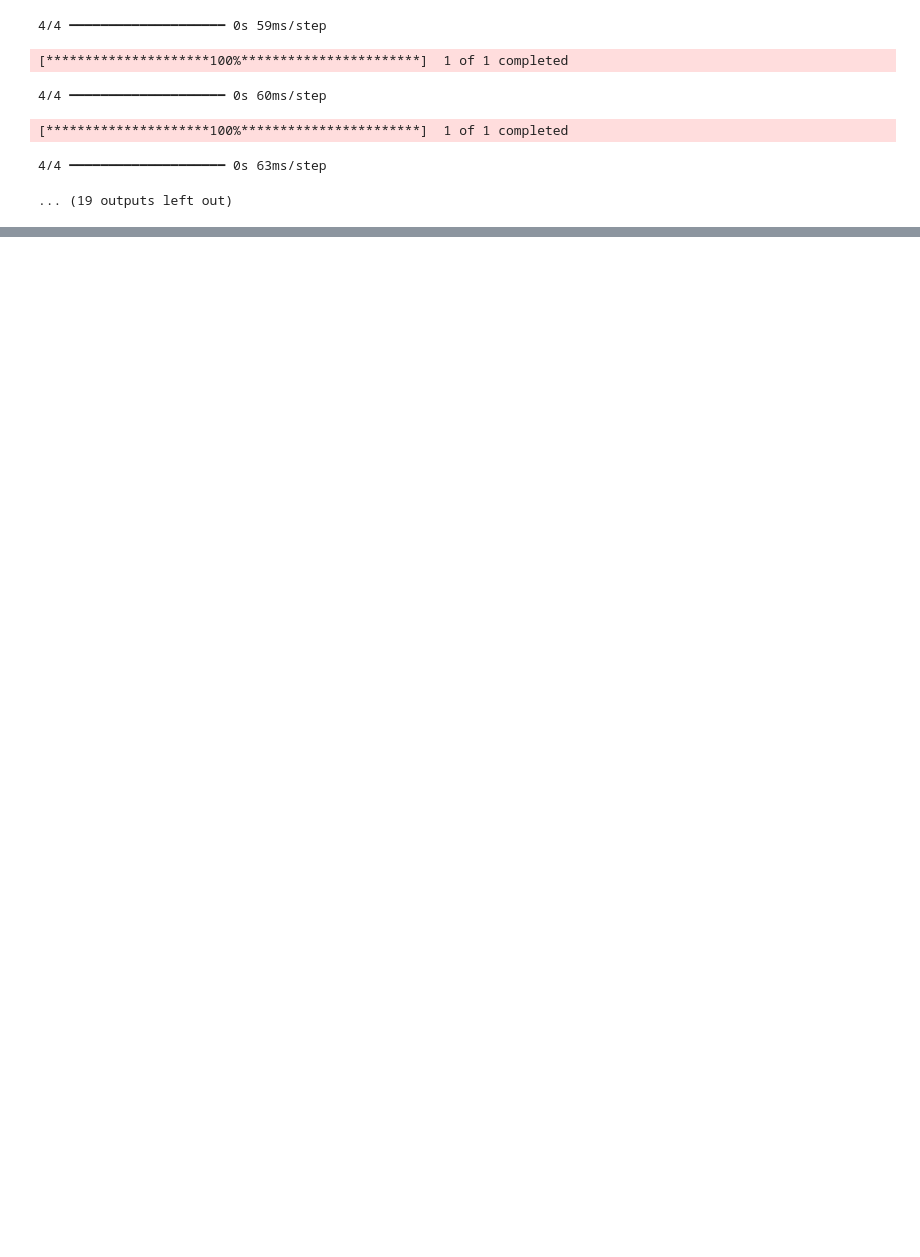
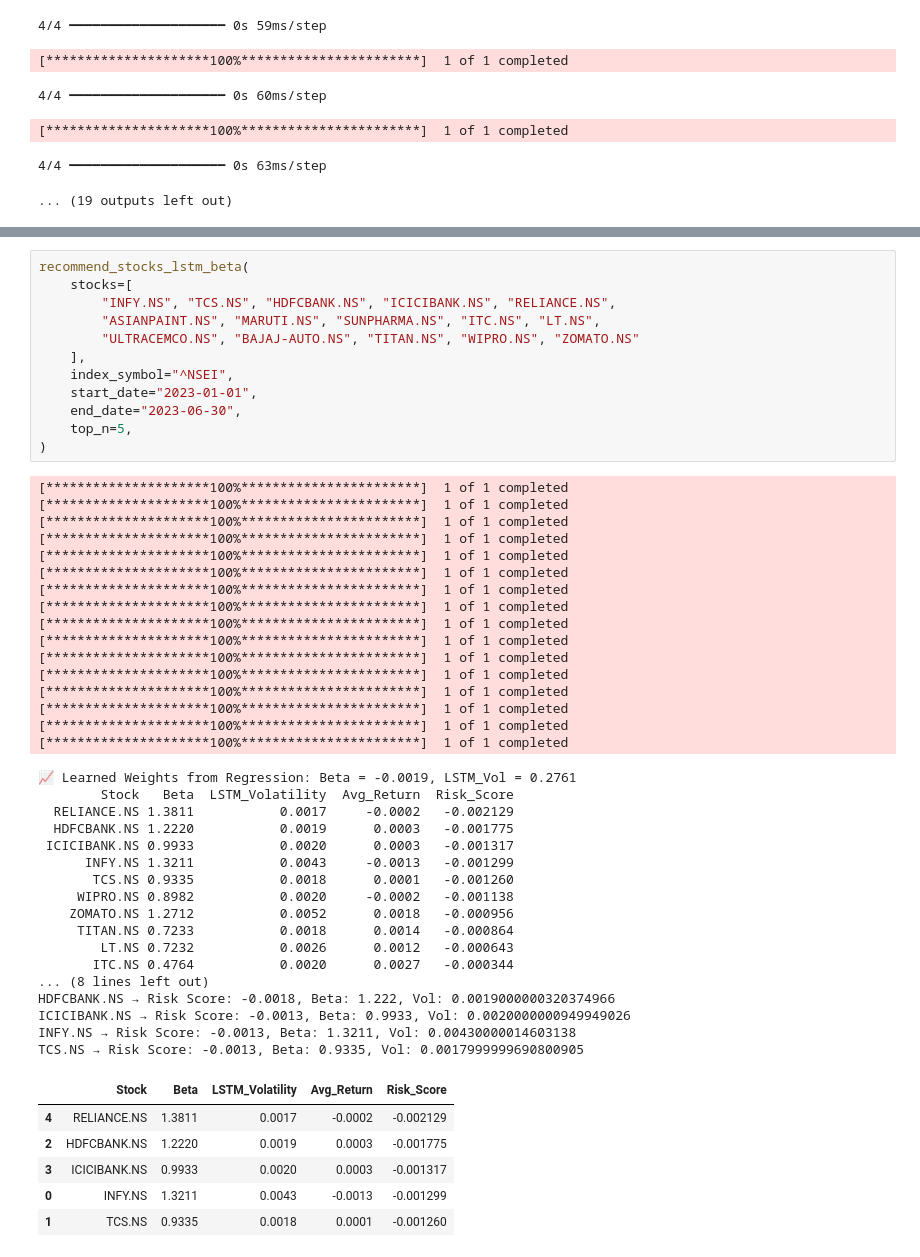
Before and after one commit to anweshaban21/Portfolio_Agents, a Jupyter notebook: LatticeStructure.ipynb, the cells around one changed output, grey strips where cells are left out. Drawn from its saved outputs; the diff is of its cells as text; blank space fills up the shorter version.

```diff
--- a/LatticeStructure.ipynb
+++ b/LatticeStructure.ipynb
@@ -697,0 +804,52 @@ recommend_stocks_lstm_beta(
+# %%
+recommend_stocks_lstm_beta(
+    stocks=[
+        "INFY.NS", "TCS.NS", "HDFCBANK.NS", "ICICIBANK.NS", "RELIANCE.NS",
+        "ASIANPAINT.NS", "MARUTI.NS", "SUNPHARMA.NS", "ITC.NS", "LT.NS",
+        "ULTRACEMCO.NS", "BAJAJ-AUTO.NS", "TITAN.NS", "WIPRO.NS", "ZOMATO.NS"
+    ],
+    index_symbol="^NSEI",
+    start_date="2023-01-01",
+    end_date="2023-06-30",
+    top_n=5,
+)
+# %% [output]
+[*********************100%***********************]  1 of 1 completed
+[*********************100%***********************]  1 of 1 completed
+[*********************100%***********************]  1 of 1 completed
+[*********************100%***********************]  1 of 1 completed
+[*********************100%***********************]  1 of 1 completed
+[*********************100%***********************]  1 of 1 completed
+[*********************100%***********************]  1 of 1 completed
+[*********************100%***********************]  1 of 1 completed
+[*********************100%***********************]  1 of 1 completed
+[*********************100%***********************]  1 of 1 completed
+[*********************100%***********************]  1 of 1 completed
+[*********************100%***********************]  1 of 1 completed
+[*********************100%***********************]  1 of 1 completed
+[*********************100%***********************]  1 of 1 completed
+[*********************100%***********************]  1 of 1 completed
+[*********************100%***********************]  1 of 1 completed
+📈 Learned Weights from Regression: Beta = -0.0019, LSTM_Vol = 0.2761
+        Stock   Beta  LSTM_Volatility  Avg_Return  Risk_Score
+  RELIANCE.NS 1.3811           0.0017     -0.0002   -0.002129
+  HDFCBANK.NS 1.2220           0.0019      0.0003   -0.001775
+ ICICIBANK.NS 0.9933           0.0020      0.0003   -0.001317
+      INFY.NS 1.3211           0.0043     -0.0013   -0.001299
+       TCS.NS 0.9335           0.0018      0.0001   -0.001260
+     WIPRO.NS 0.8982           0.0020     -0.0002   -0.001138
+    ZOMATO.NS 1.2712           0.0052      0.0018   -0.000956
+     TITAN.NS 0.7233           0.0018      0.0014   -0.000864
+        LT.NS 0.7232           0.0026      0.0012   -0.000643
+       ITC.NS 0.4764           0.0020      0.0027   -0.000344
+... (8 lines left out)
+HDFCBANK.NS → Risk Score: -0.0018, Beta: 1.222, Vol: 0.0019000000320374966
+ICICIBANK.NS → Risk Score: -0.0013, Beta: 0.9933, Vol: 0.0020000000949949026
+INFY.NS → Risk Score: -0.0013, Beta: 1.3211, Vol: 0.00430000014603138
+TCS.NS → Risk Score: -0.0013, Beta: 0.9335, Vol: 0.0017999999690800905
+|  | Stock | Beta | LSTM_Volatility | Avg_Return | Risk_Score |
+| 4 | RELIANCE.NS | 1.3811 | 0.0017 | -0.0002 | -0.002129 |
+| 2 | HDFCBANK.NS | 1.2220 | 0.0019 | 0.0003 | -0.001775 |
+| 3 | ICICIBANK.NS | 0.9933 | 0.0020 | 0.0003 | -0.001317 |
+| 0 | INFY.NS | 1.3211 | 0.0043 | -0.0013 | -0.001299 |
+| 1 | TCS.NS | 0.9335 | 0.0018 | 0.0001 | -0.001260 |
```
Also changed, not shown: parts of 2 cells of this notebook.
